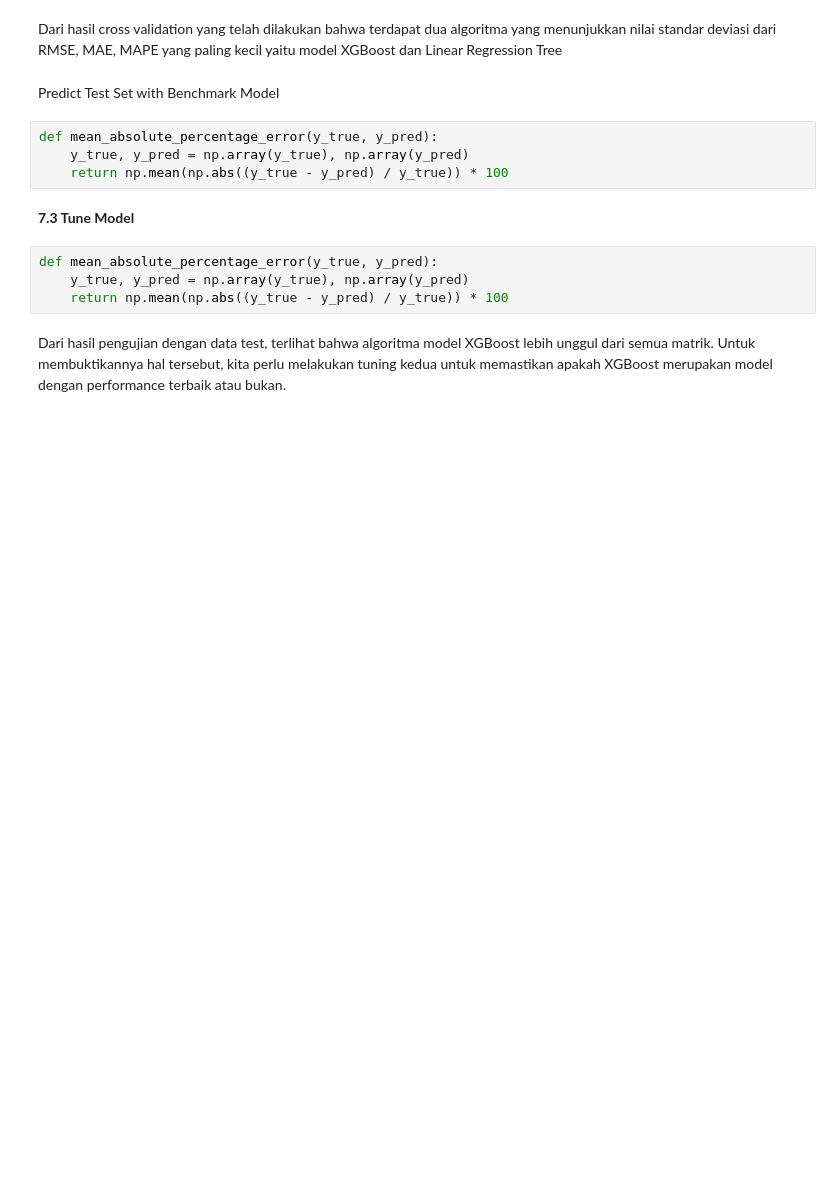
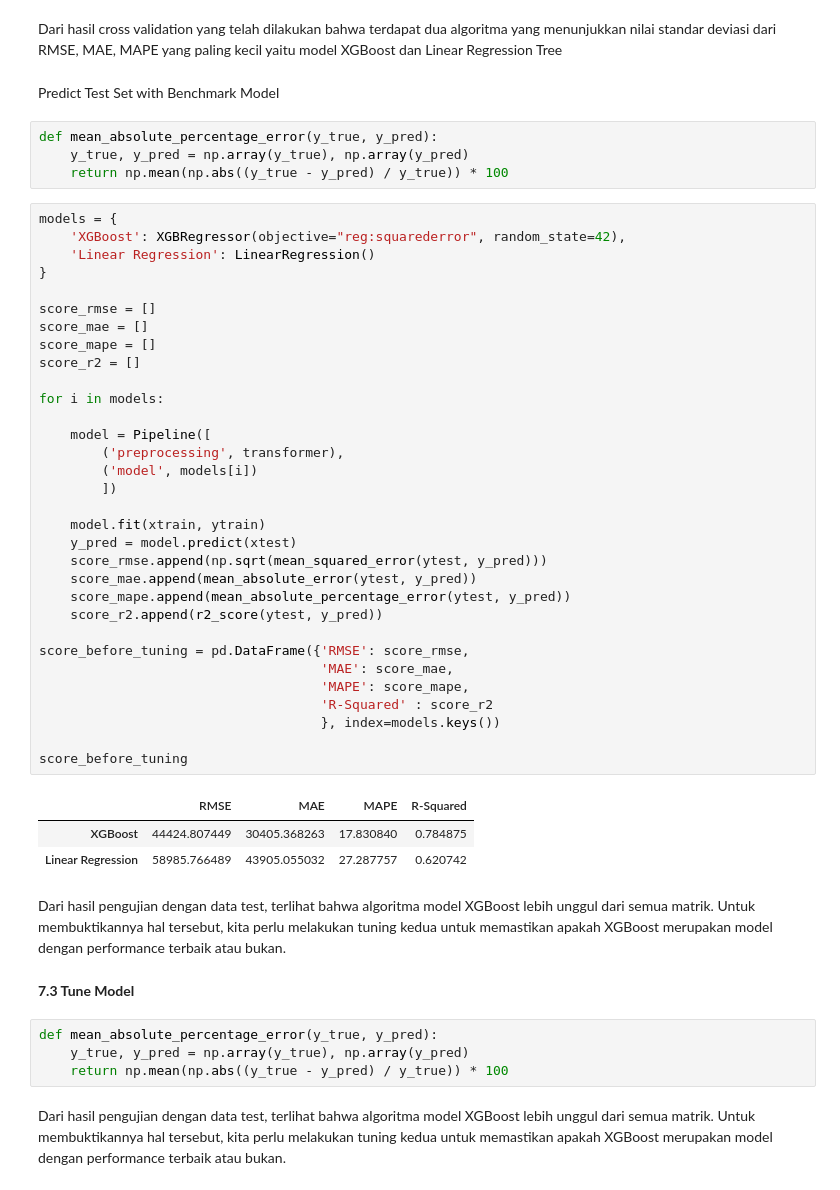
Before and after one commit to miftahfurqaanul/machine_learning, a Jupyter notebook: notebooks/1.0-bdp-inital-notebook.ipynb, the cells around one changed output. Cells and saved outputs as stored; diff of their text form; blank space fills up the shorter version.

```diff
--- a/notebooks/1.0-bdp-inital-notebook.ipynb
+++ b/notebooks/1.0-bdp-inital-notebook.ipynb
@@ -848,6 +848,44 @@ Predict Test Set with Benchmark Model
 def mean_absolute_percentage_error(y_true, y_pred):
     y_true, y_pred = np.array(y_true), np.array(y_pred)
     return np.mean(np.abs((y_true - y_pred) / y_true)) * 100
+# %%
+models = {
+    'XGBoost': XGBRegressor(objective="reg:squarederror", random_state=42),
+    'Linear Regression': LinearRegression()
+}
+
+score_rmse = []
+score_mae = []
+score_mape = []
+score_r2 = []
+
+for i in models:
+
+    model = Pipeline([
+        ('preprocessing', transformer),
+        ('model', models[i])
+        ])
+
+    model.fit(xtrain, ytrain)
+    y_pred = model.predict(xtest)
+    score_rmse.append(np.sqrt(mean_squared_error(ytest, y_pred)))
+    score_mae.append(mean_absolute_error(ytest, y_pred))
+    score_mape.append(mean_absolute_percentage_error(ytest, y_pred))
+    score_r2.append(r2_score(ytest, y_pred))
+
+score_before_tuning = pd.DataFrame({'RMSE': score_rmse,
+                                    'MAE': score_mae,
+                                    'MAPE': score_mape,
+                                    'R-Squared' : score_r2
+                                    }, index=models.keys())
+
+score_before_tuning
+# %% [output]
+|  | RMSE | MAE | MAPE | R-Squared |
+| XGBoost | 44424.807449 | 30405.368263 | 17.830840 | 0.784875 |
+| Linear Regression | 58985.766489 | 43905.055032 | 27.287757 | 0.620742 |
+# %% [markdown]
+Dari hasil pengujian dengan data test, terlihat bahwa algoritma model XGBoost lebih unggul dari semua matrik. Untuk membuktikannya hal tersebut, kita perlu melakukan tuning kedua untuk memastikan apakah XGBoost merupakan model dengan performance terbaik atau bukan.
 # %% [markdown]
 **7.3 Tune Model**
 # %%
```
Also changed, not shown: parts of 2 cells of this notebook.
